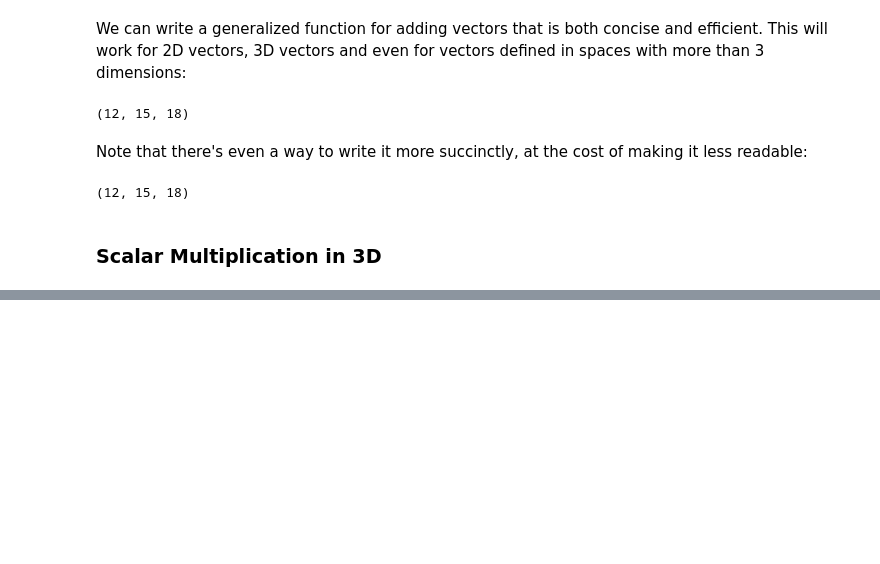
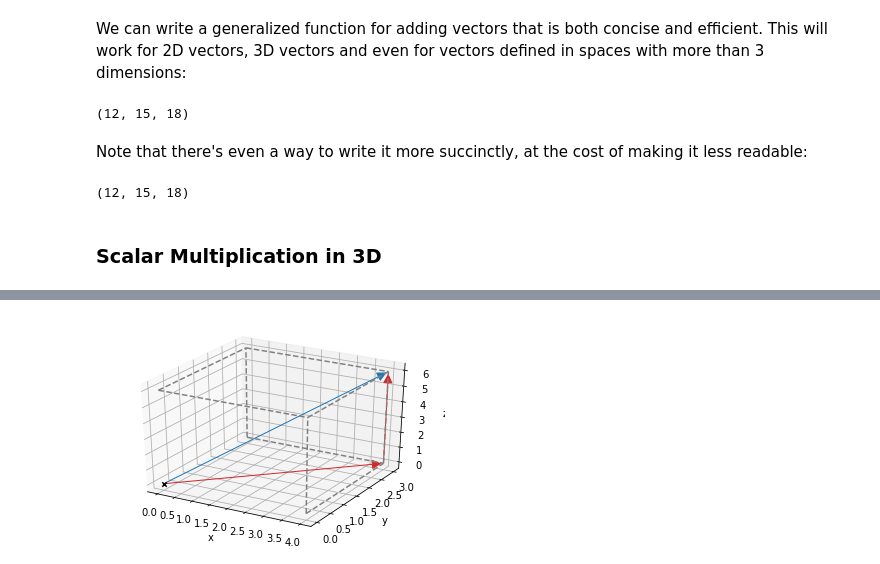
Before and after one commit to sergiofgonzalez/math-workbench, a Jupyter notebook: 02-the-3d-space/01-the-3d-space-notebook/vectors-in-3d.ipynb, the cells around one changed output, grey strips where cells are left out. Drawn from its saved outputs; the diff is of its cells as text; code cells hidden in the pictures; blank space fills up the shorter version.

```diff
--- a/02-the-3d-space/01-the-3d-space-notebook/vectors-in-3d.ipynb
+++ b/02-the-3d-space/01-the-3d-space-notebook/vectors-in-3d.ipynb
@@ -123,0 +220,10 @@ print(add_one_liner((1, 2, 3), (4, 5, 6), (7, 8, 9)))
+# %%
+draw3d(
+    Arrow3D((4, 3, 0), color=red),
+    Arrow3D((4, 3, 6), (4, 3, 0), color=red),
+    Arrow3D((4, 3, 6), color= blue),
+    Box3D(4, 3, 6),
+    axes=None
+)
+# %% [output]
+[figure, added]
```
Also changed, not shown: parts of 12 cells of this notebook, 2 other files.
